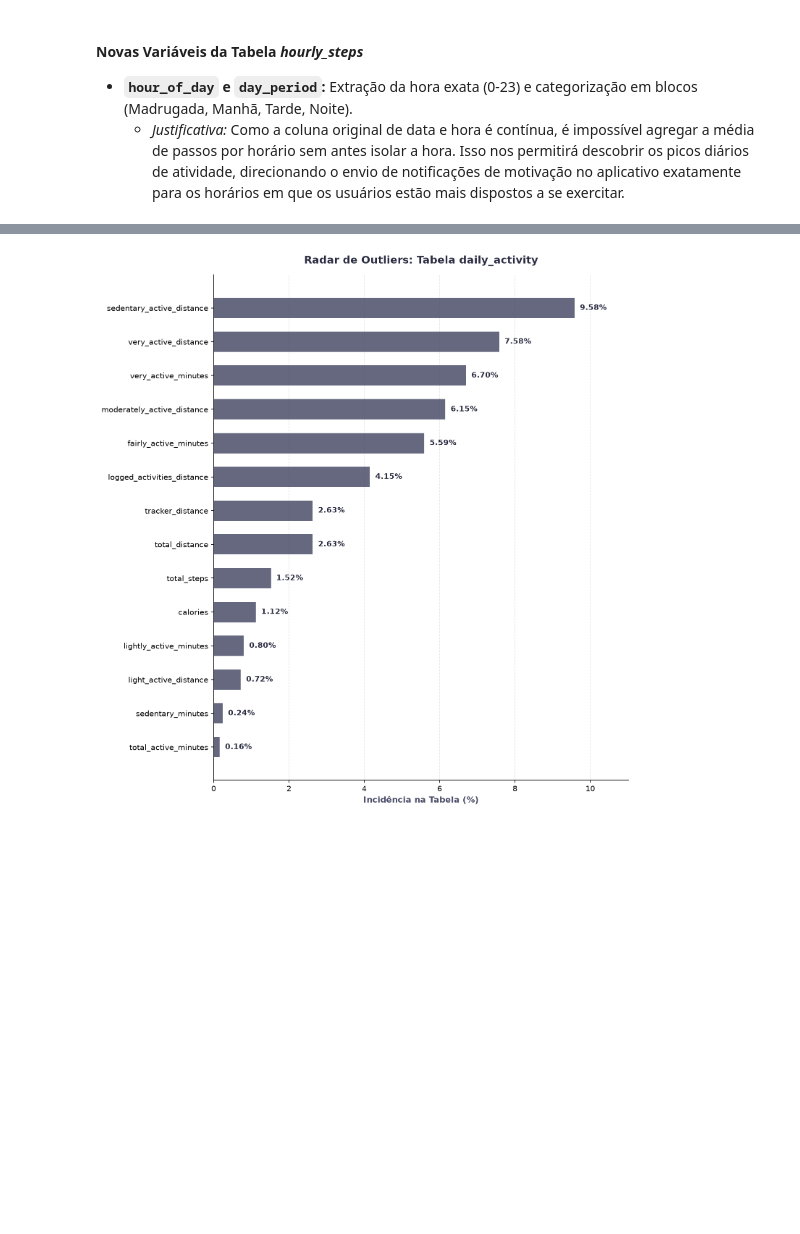
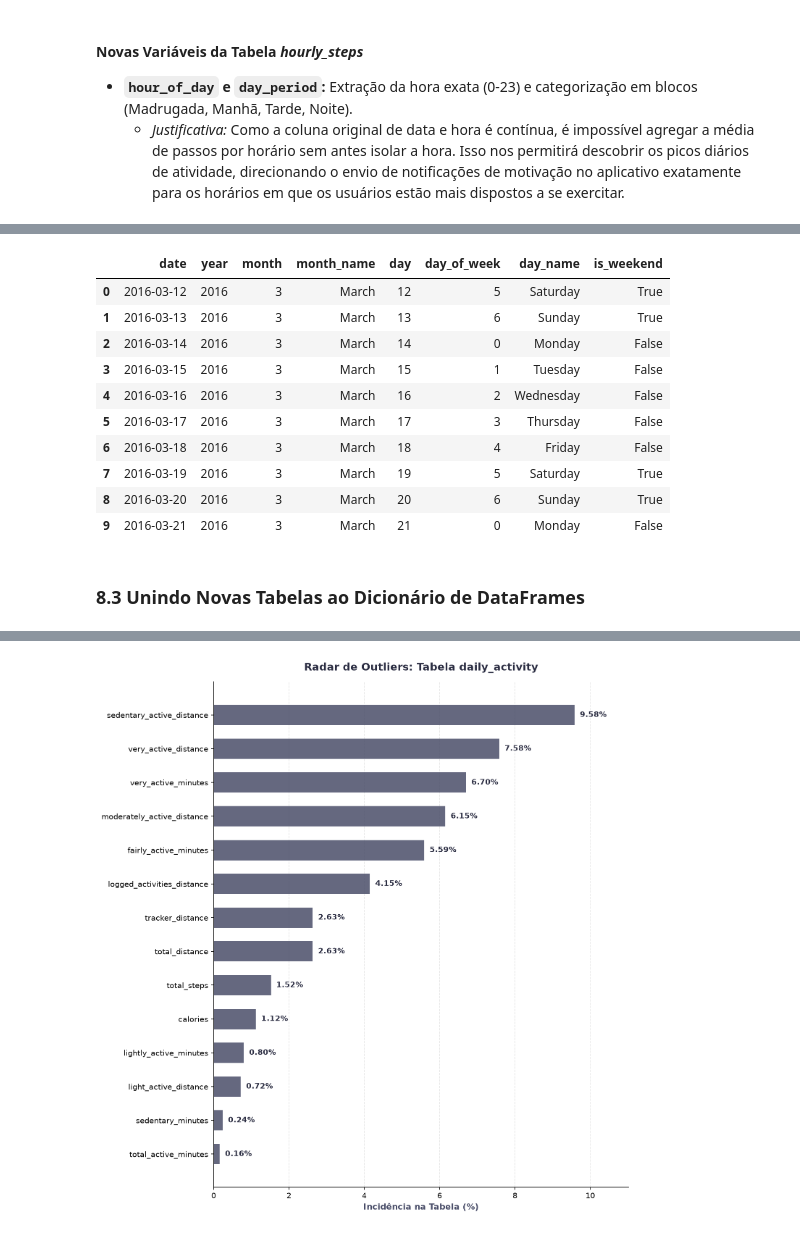
Before and after one commit to AleCecilio/bellabeat_data_analysis, a Jupyter notebook: notebooks/02_data_cleaning.ipynb, the cells around one changed output, grey strips where cells are left out. Cells and saved outputs as stored; diff of their text form; code cells hidden in the pictures; blank space fills up the shorter version.

```diff
--- a/notebooks/02_data_cleaning.ipynb
+++ b/notebooks/02_data_cleaning.ipynb
@@ -852,0 +1283,16 @@ dfs['hourly_steps'][[
+# %%
+dim_calendar.head(10)
+# %% [output]
+|  | date | year | month | month_name | day | day_of_week | day_name | is_weekend |
+| 0 | 2016-03-12 | 2016 | 3 | March | 12 | 5 | Saturday | True |
+| 1 | 2016-03-13 | 2016 | 3 | March | 13 | 6 | Sunday | True |
+| 2 | 2016-03-14 | 2016 | 3 | March | 14 | 0 | Monday | False |
+| 3 | 2016-03-15 | 2016 | 3 | March | 15 | 1 | Tuesday | False |
+| 4 | 2016-03-16 | 2016 | 3 | March | 16 | 2 | Wednesday | False |
+| 5 | 2016-03-17 | 2016 | 3 | March | 17 | 3 | Thursday | False |
+| 6 | 2016-03-18 | 2016 | 3 | March | 18 | 4 | Friday | False |
+| 7 | 2016-03-19 | 2016 | 3 | March | 19 | 5 | Saturday | True |
+| 8 | 2016-03-20 | 2016 | 3 | March | 20 | 6 | Sunday | True |
+| 9 | 2016-03-21 | 2016 | 3 | March | 21 | 0 | Monday | False |
+# %% [markdown]
+### 8.3 Unindo Novas Tabelas ao Dicionário de DataFrames
```
Also changed, not shown: parts of 65 cells of this notebook, 5 other files.
